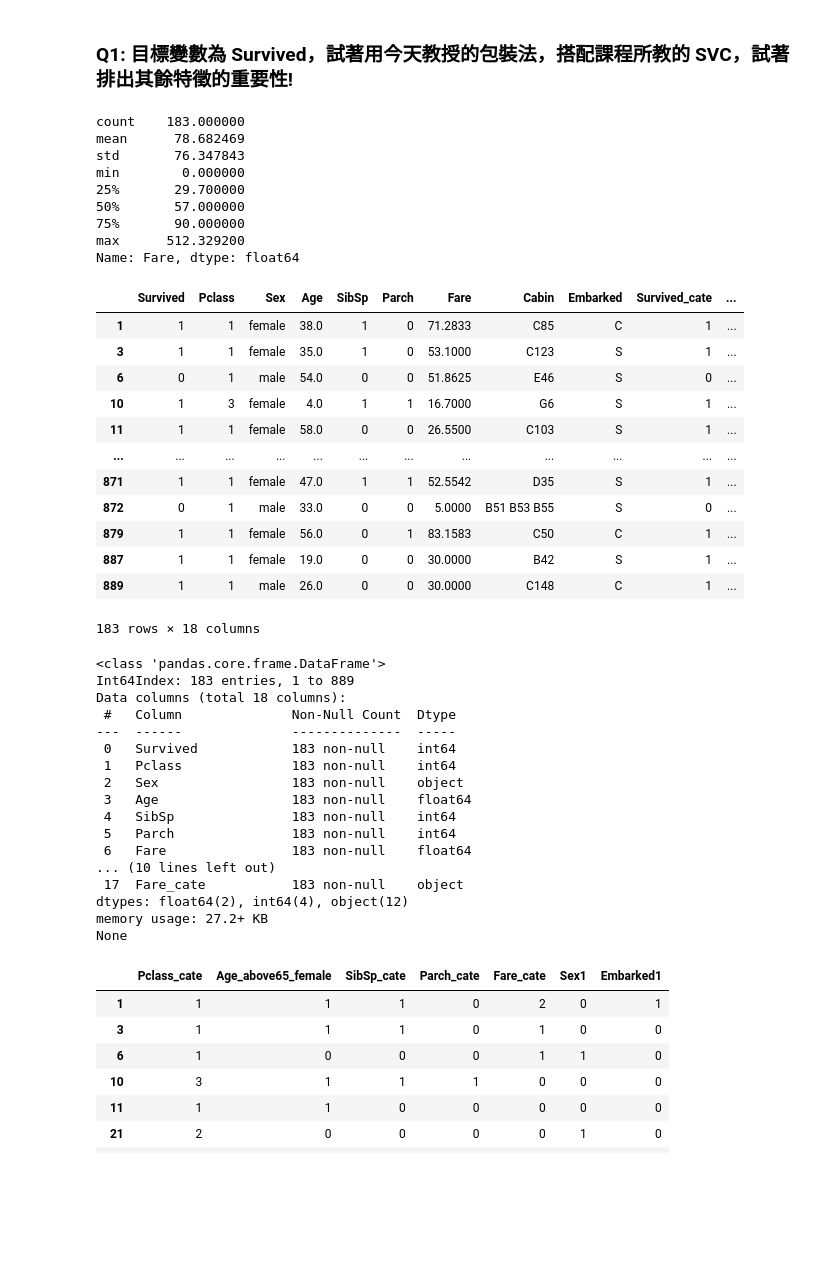
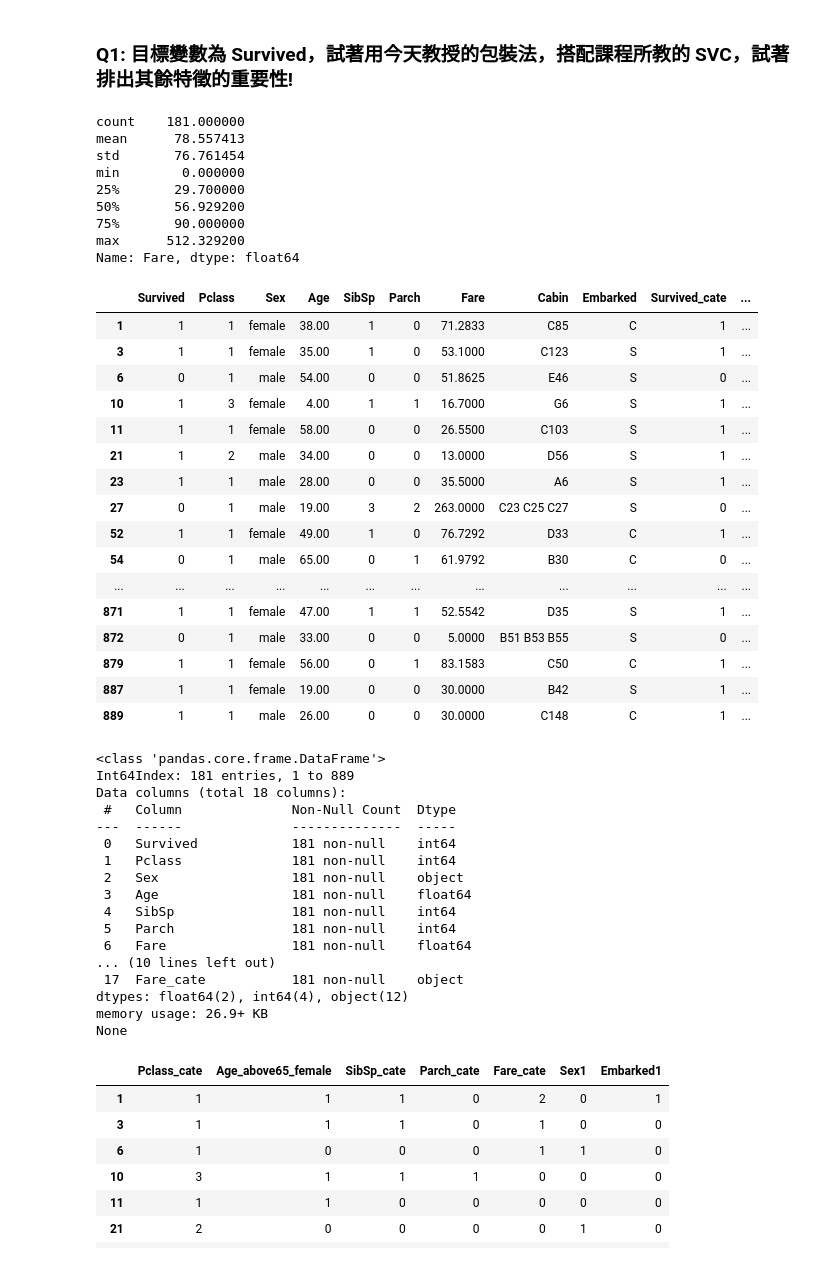
Before and after one commit to menghsin-2021/DA60, a Jupyter notebook: Day41/41 Homework_menghsin.ipynb, the cells around one changed output. Saved outputs shown, nothing was run; the diff lists cells and outputs as text; code cells hidden in the pictures; blank space fills up the shorter version.

```diff
--- a/Day41/41 Homework_menghsin.ipynb
+++ b/Day41/41 Homework_menghsin.ipynb
@@ -148,6 +148,7 @@ complete_data['Sex1'] = complete_data['Sex'].map(sex_mapping).astype('object')
 # embarked
 embarked_mapping = {
            'C': 1,
+           'Q': 2,
            'S': 0}
 complete_data['Embarked1'] = complete_data['Embarked'].map(embarked_mapping).astype('object')
 
@@ -164,66 +165,70 @@ def age_map2(row):
         if(row.Age>=65):
             return('1')
         else:
             return('0')
 
 # Fare
 display(complete_data.Fare.describe())
 complete_data['Age_above65_female']=complete_data[['Age','Sex']].apply(age_map2,axis=1)
 
 def fare_map(x):
     if x <= 30:
         return('0')
     elif x <= 60:
         return('1')
     elif x <= 90:
         return('2')
     else:
         return('3')
 
 complete_data['Fare_cate']=complete_data['Fare'].apply(fare_map)
 
 display(complete_data)
 print(complete_data.info())
 # %% [output]
-count    183.000000
-mean      78.682469
-std       76.347843
+count    181.000000
+mean      78.557413
+std       76.761454
 min        0.000000
 25%       29.700000
-50%       57.000000
+50%       56.929200
 75%       90.000000
 max      512.329200
 Name: Fare, dtype: float64
 |  | Survived | Pclass | Sex | Age | SibSp | Parch | Fare | Cabin | Embarked | Survived_cate | ... |
-| 1 | 1 | 1 | female | 38.0 | 1 | 0 | 71.2833 | C85 | C | 1 | ... |
-| 3 | 1 | 1 | female | 35.0 | 1 | 0 | 53.1000 | C123 | S | 1 | ... |
-| 6 | 0 | 1 | male | 54.0 | 0 | 0 | 51.8625 | E46 | S | 0 | ... |
-| 10 | 1 | 3 | female | 4.0 | 1 | 1 | 16.7000 | G6 | S | 1 | ... |
-| 11 | 1 | 1 | female | 58.0 | 0 | 0 | 26.5500 | C103 | S | 1 | ... |
+| 1 | 1 | 1 | female | 38.00 | 1 | 0 | 71.2833 | C85 | C | 1 | ... |
+| 3 | 1 | 1 | female | 35.00 | 1 | 0 | 53.1000 | C123 | S | 1 | ... |
+| 6 | 0 | 1 | male | 54.00 | 0 | 0 | 51.8625 | E46 | S | 0 | ... |
+| 10 | 1 | 3 | female | 4.00 | 1 | 1 | 16.7000 | G6 | S | 1 | ... |
+| 11 | 1 | 1 | female | 58.00 | 0 | 0 | 26.5500 | C103 | S | 1 | ... |
+| 21 | 1 | 2 | male | 34.00 | 0 | 0 | 13.0000 | D56 | S | 1 | ... |
+| 23 | 1 | 1 | male | 28.00 | 0 | 0 | 35.5000 | A6 | S | 1 | ... |
+| 27 | 0 | 1 | male | 19.00 | 3 | 2 | 263.0000 | C23 C25 C27 | S | 0 | ... |
+| 52 | 1 | 1 | female | 49.00 | 1 | 0 | 76.7292 | D33 | C | 1 | ... |
+| 54 | 0 | 1 | male | 65.00 | 0 | 1 | 61.9792 | B30 | C | 0 | ... |
 | ... | ... | ... | ... | ... | ... | ... | ... | ... | ... | ... | ... |
-| 871 | 1 | 1 | female | 47.0 | 1 | 1 | 52.5542 | D35 | S | 1 | ... |
-| 872 | 0 | 1 | male | 33.0 | 0 | 0 | 5.0000 | B51 B53 B55 | S | 0 | ... |
-| 879 | 1 | 1 | female | 56.0 | 0 | 1 | 83.1583 | C50 | C | 1 | ... |
-| 887 | 1 | 1 | female | 19.0 | 0 | 0 | 30.0000 | B42 | S | 1 | ... |
-| 889 | 1 | 1 | male | 26.0 | 0 | 0 | 30.0000 | C148 | C | 1 | ... |
+| 871 | 1 | 1 | female | 47.00 | 1 | 1 | 52.5542 | D35 | S | 1 | ... |
+| 872 | 0 | 1 | male | 33.00 | 0 | 0 | 5.0000 | B51 B53 B55 | S | 0 | ... |
+| 879 | 1 | 1 | female | 56.00 | 0 | 1 | 83.1583 | C50 | C | 1 | ... |
+| 887 | 1 | 1 | female | 19.00 | 0 | 0 | 30.0000 | B42 | S | 1 | ... |
+| 889 | 1 | 1 | male | 26.00 | 0 | 0 | 30.0000 | C148 | C | 1 | ... |
-183 rows × 18 columns
+<class 'pandas.core.frame.DataFrame'>
+Int64Index: 181 entries, 1 to 889
+Data columns (total 18 columns):
+ #   Column              Non-Null Count  Dtype
+---  ------              --------------  -----
+ 0   Survived            181 non-null    int64
+ 1   Pclass              181 non-null    int64
+ 2   Sex                 181 non-null    object
+ 3   Age                 181 non-null    float64
+ 4   SibSp               181 non-null    int64
+ 5   Parch               181 non-null    int64
+ 6   Fare                181 non-null    float64
+... (10 lines left out)
+ 17  Fare_cate           181 non-null    object
+dtypes: float64(2), int64(4), object(12)
+memory usage: 26.9+ KB
+None
-<class 'pandas.core.frame.DataFrame'>
-Int64Index: 183 entries, 1 to 889
-Data columns (total 18 columns):
- #   Column              Non-Null Count  Dtype
----  ------              --------------  -----
- 0   Survived            183 non-null    int64
- 1   Pclass              183 non-null    int64
- 2   Sex                 183 non-null    object
- 3   Age                 183 non-null    float64
- 4   SibSp               183 non-null    int64
- 5   Parch               183 non-null    int64
- 6   Fare                183 non-null    float64
-... (10 lines left out)
- 17  Fare_cate           183 non-null    object
-dtypes: float64(2), int64(4), object(12)
-memory usage: 27.2+ KB
-None
 # %%
 
 #顯示所有行
```
Also changed, not shown: parts of 1 cell of this notebook, 5 other files.
